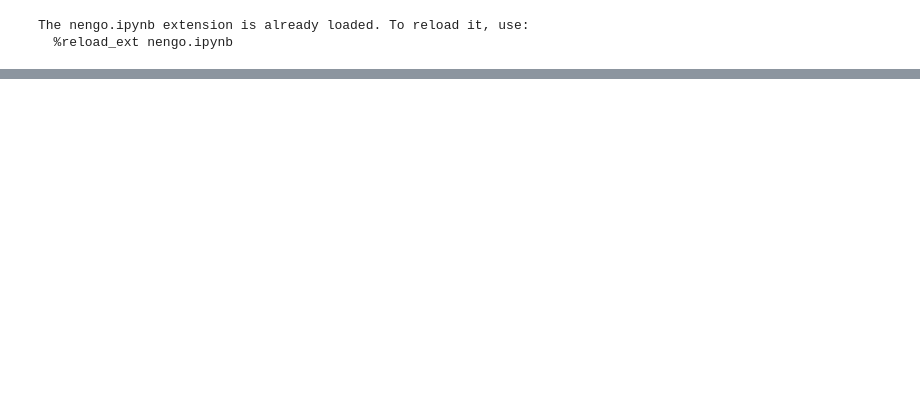
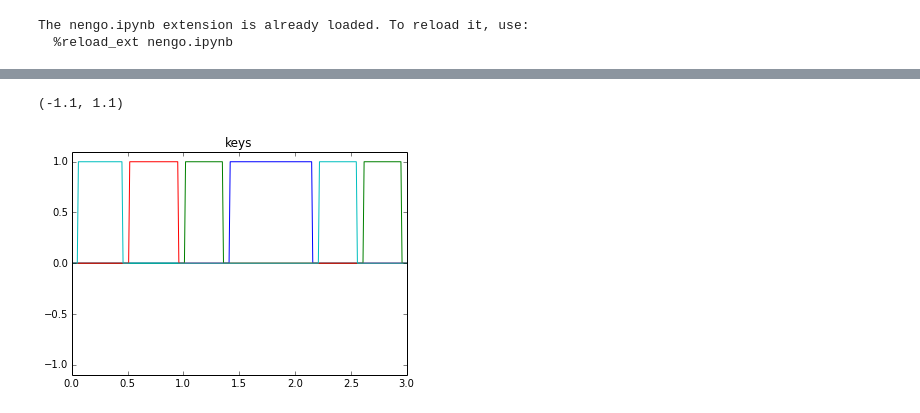
Before and after one commit to Seanny123/counting_to_addition, a Jupyter notebook: hard_env_test.ipynb, the cells around one changed output, grey strips where cells are left out. Saved outputs shown, nothing was run; the diff lists cells and outputs as text; code cells hidden in the pictures; blank space fills up the shorter version.

```diff
--- a/hard_env_test.ipynb
+++ b/hard_env_test.ipynb
@@ -115,0 +254,8 @@ what
+# %%
+plt.figure()
+plt.title("keys")
+plt.plot(t, sim.data[p_keys])
+plt.ylim(-1.1, 1.1)
+# %% [output]
+(-1.1, 1.1)
+[figure, added]
```
Also changed, not shown: parts of 8 cells of this notebook, 7 other files.
